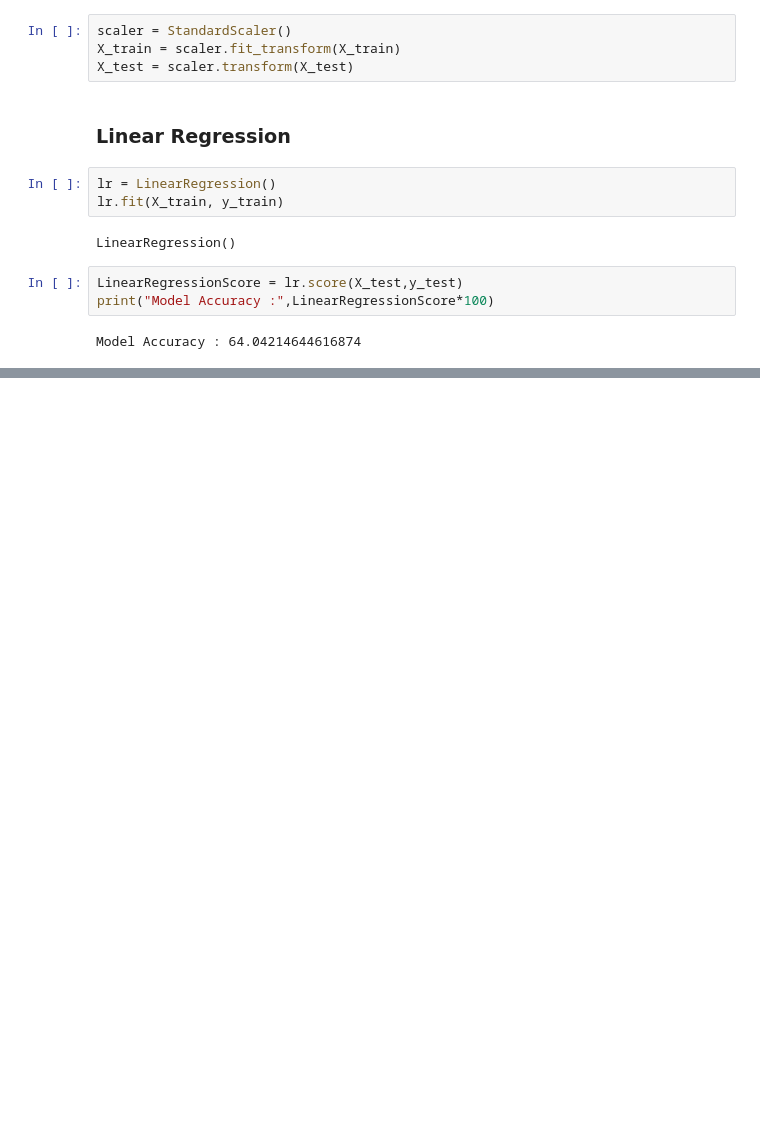
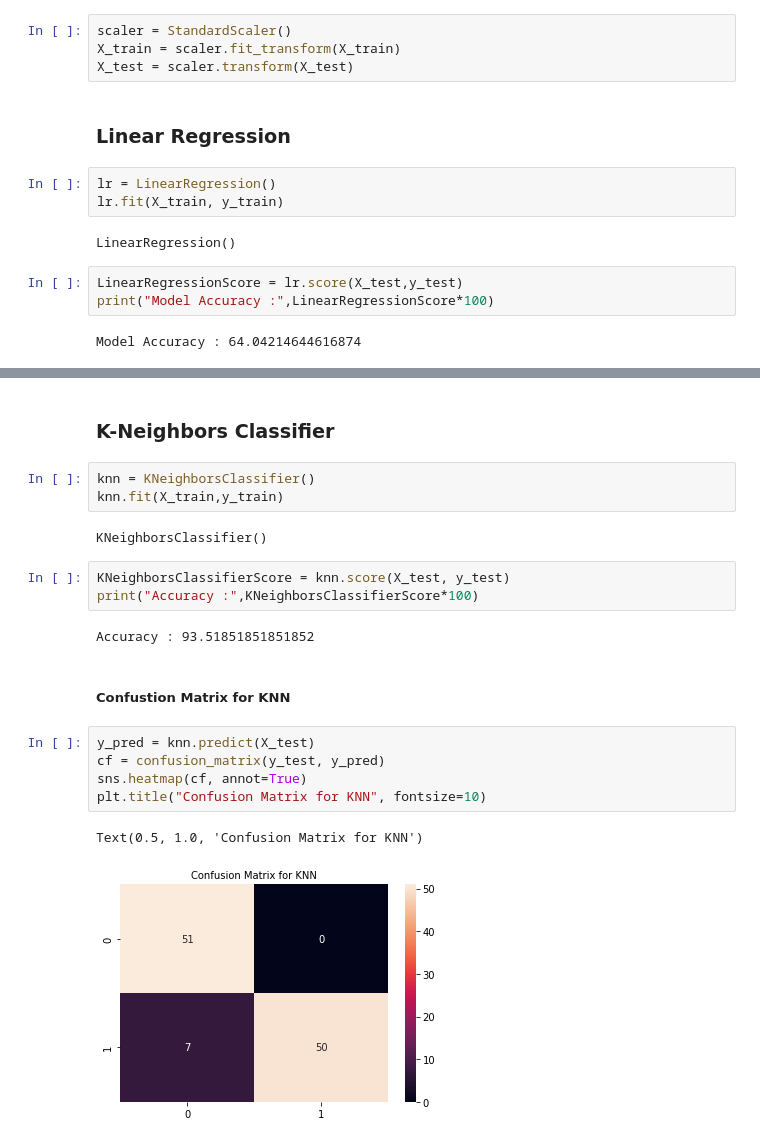
Before and after one commit to abishek-ctrl/lung-cancer-detection, a Jupyter notebook: model.ipynb, the cells around one changed output, grey strips where cells are left out. Saved outputs shown, nothing was run; the diff lists cells and outputs as text; blank space fills up the shorter version.

```diff
--- a/model.ipynb
+++ b/model.ipynb
@@ -184,0 +245,22 @@ Model Accuracy : 64.04214644616874
+# %% [markdown]
+### K-Neighbors Classifier
+# %%
+knn = KNeighborsClassifier()
+knn.fit(X_train,y_train)
+# %% [output]
+KNeighborsClassifier()
+# %%
+KNeighborsClassifierScore = knn.score(X_test, y_test)
+print("Accuracy :",KNeighborsClassifierScore*100)
+# %% [output]
+Accuracy : 93.51851851851852
+# %% [markdown]
+##### Confustion Matrix for KNN
+# %%
+y_pred = knn.predict(X_test)
+cf = confusion_matrix(y_test, y_pred)
+sns.heatmap(cf, annot=True)
+plt.title("Confusion Matrix for KNN", fontsize=10)
+# %% [output]
+Text(0.5, 1.0, 'Confusion Matrix for KNN')
+[figure, added]
```
Also changed, not shown: parts of 38 cells of this notebook, 4 other files.
